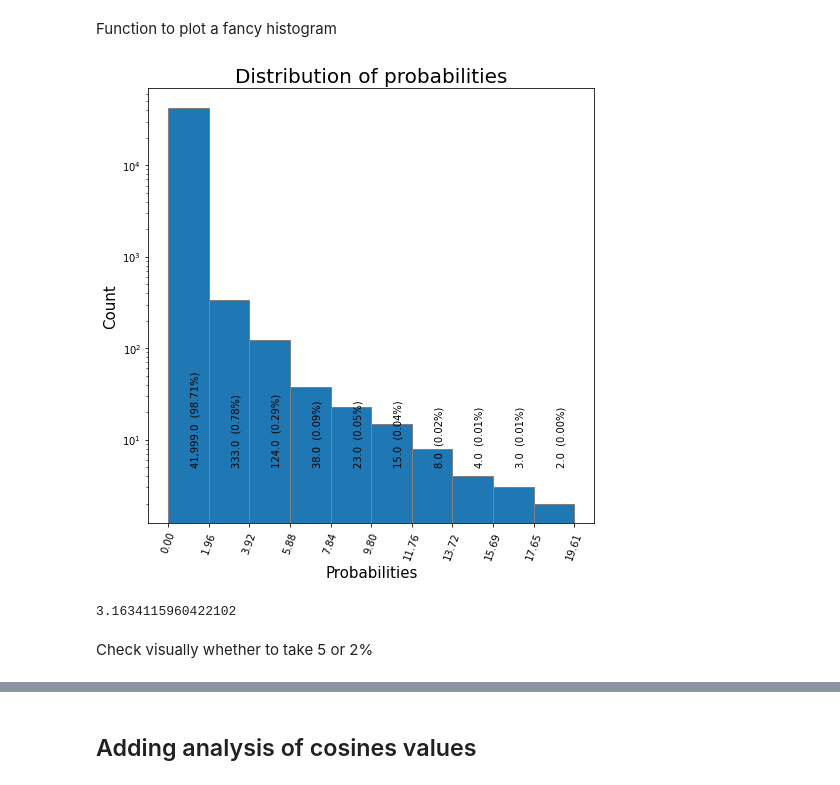
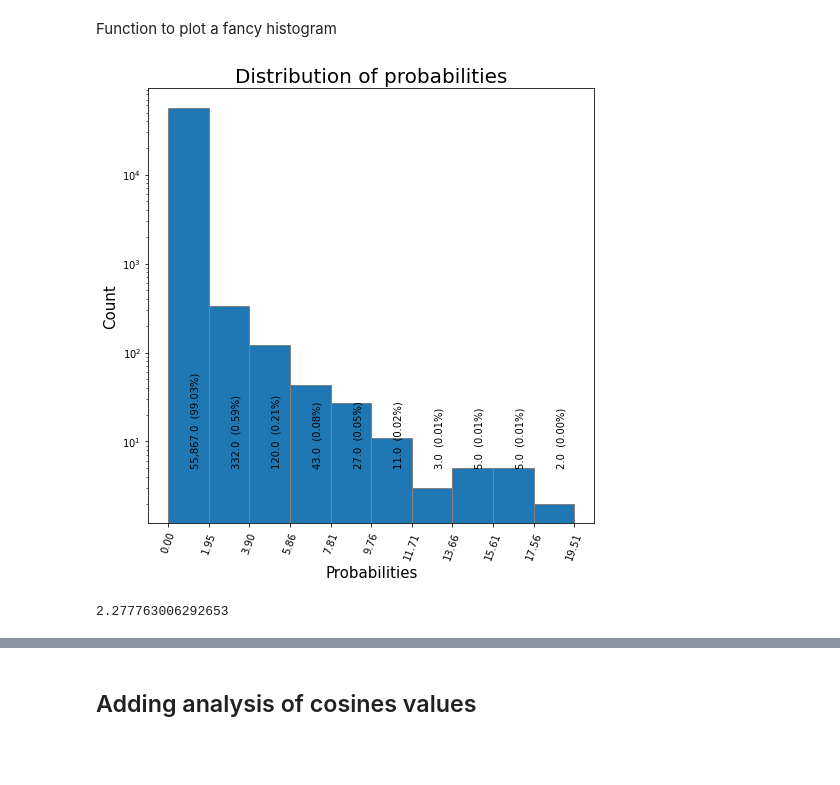
Before and after one commit to sarabert96/Colexification, a Jupyter notebook: 06_AnalysisBootCosine.ipynb, the cells around one changed output, grey strips where cells are left out. Drawn from its saved outputs; the diff is of its cells as text; code cells hidden in the pictures; blank space fills up the shorter version.

```diff
--- a/06_AnalysisBootCosine.ipynb
+++ b/06_AnalysisBootCosine.ipynb
@@ -135,14 +230,12 @@ def smartHist (data):
 
   # Display the graph
   plt.show()
-# %%
-smartHist (df_colex_prob['Prob'])
-# %% [output]
-[figure, removed]
+# %%
+smartHist (probL)
+# %% [output]
+[figure, added]
 # %%
 # getting the percentage of rows with probability value higher than 1
-(len(df_colex_prob[df_colex_prob['Prob']>1])*100)/(len(df_colex_prob))
+(len(dfTT[dfTT['Prob_mean']>0.01])*100)/(len(dfTT)) # 0.01 because of multiplication
 # %% [output]
-3.1634115960422102
+2.277763006292653
-# %% [markdown]
-Check visually whether to take 5 or 2%
```
Also changed, not shown: parts of 62 cells of this notebook.
